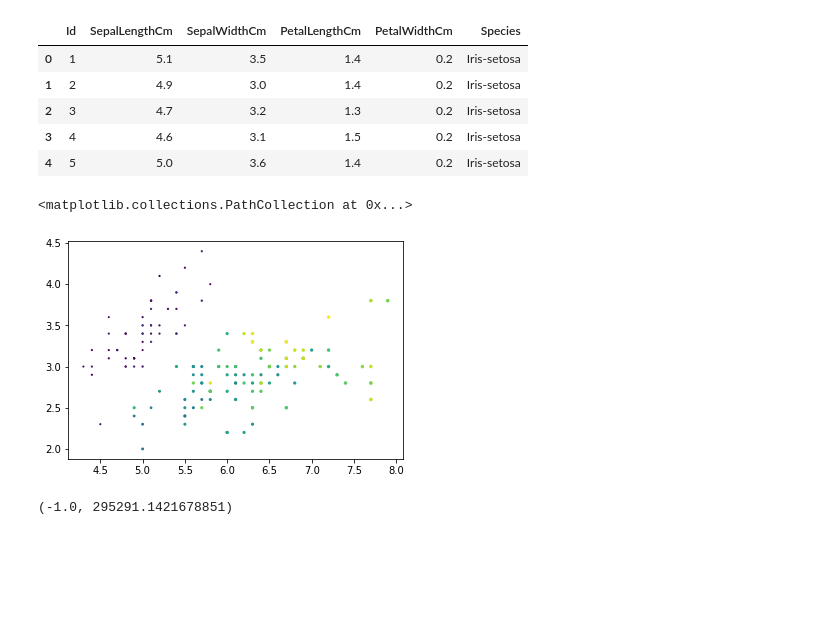
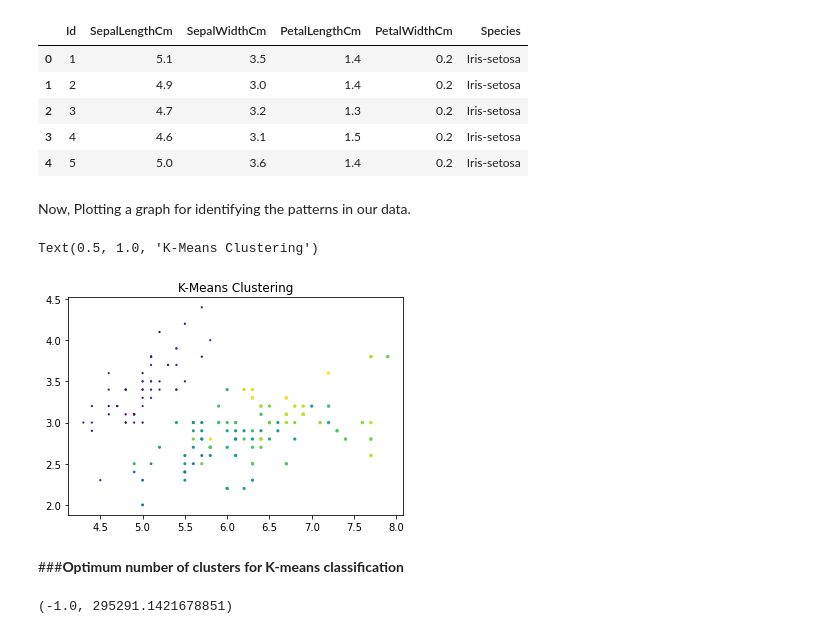
Before and after one commit to asmaumer/Kmeans-on-iris-data, a Jupyter notebook: Beginner_task2.ipynb, the cells around one changed output. Saved outputs shown, nothing was run; the diff lists cells and outputs as text; code cells hidden in the pictures; blank space fills up the shorter version.

```diff
--- a/Beginner_task2.ipynb
+++ b/Beginner_task2.ipynb
@@ -17,14 +21,18 @@ iris.head()
 | 2 | 3 | 4.7 | 3.2 | 1.3 | 0.2 | Iris-setosa |
 | 3 | 4 | 4.6 | 3.1 | 1.5 | 0.2 | Iris-setosa |
 | 4 | 5 | 5.0 | 3.6 | 1.4 | 0.2 | Iris-setosa |
+# %% [markdown]
+Now, Plotting a graph for identifying the patterns in our data.
 # %%
-#plotting the data
-
+#Scatter plotting
 
 plt.scatter(iris['SepalLengthCm'],iris['SepalWidthCm'], iris['PetalLengthCm'], iris['PetalWidthCm'])
+plt.title('K-Means Clustering')
 # %% [output]
-<matplotlib.collections.PathCollection at 0x...>
+Text(0.5, 1.0, 'K-Means Clustering')
-[figure, old version]
+[figure, new version]
+# %% [markdown]
+###**Optimum number of clusters for K-means classification**
 # %%
 #To find the optimal number of clusters for k-means
 
```
Also changed, not shown: parts of 9 cells of this notebook.
